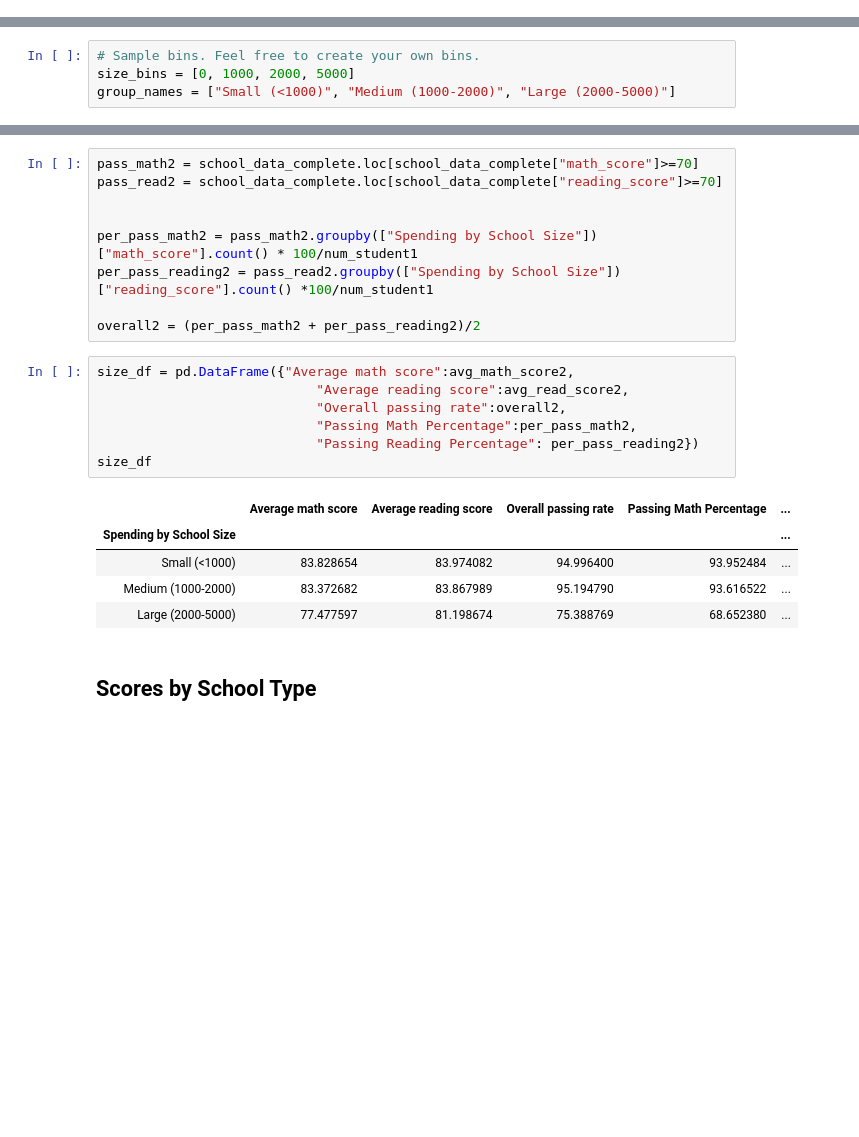
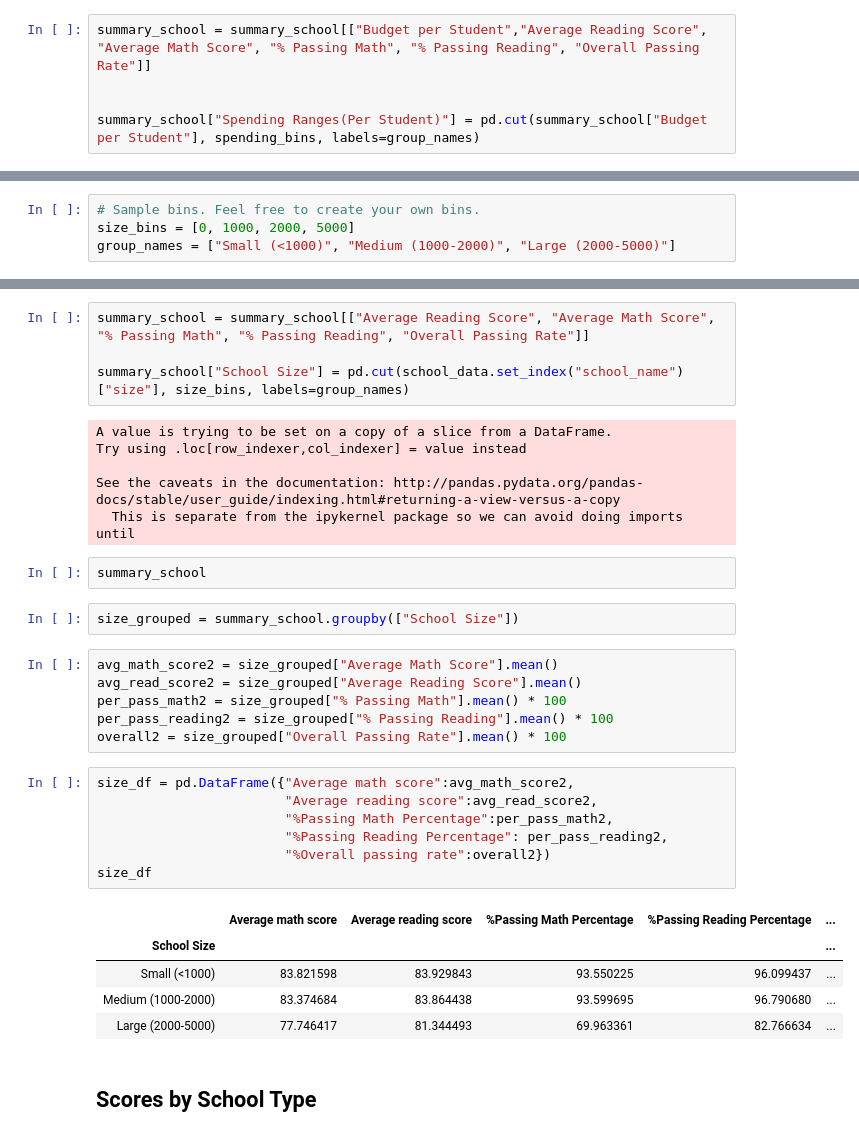
Before and after one commit to shakespearbi/pandas-challenge, a Jupyter notebook: PyCitySchools/PyCitySchools_starter.ipynb, the cells around one changed output, grey strips where cells are left out. Cells and saved outputs as stored; diff of their text form; blank space fills up the shorter version.

```diff
--- a/PyCitySchools/PyCitySchools_starter.ipynb
+++ b/PyCitySchools/PyCitySchools_starter.ipynb
@@ -298,0 +297,5 @@ school_data_complete["Spending Ranges(Per Student)"] = pd.cut(school_data_comple
+# %%
+summary_school = summary_school[["Budget per Student","Average Reading Score", "Average Math Score", "% Passing Math", "% Passing Reading", "Overall Passing Rate"]]
+
+
+summary_school["Spending Ranges(Per Student)"] = pd.cut(summary_school["Budget per Student"], spending_bins, labels=group_names)
@@ -351,25 +357,36 @@ avg_read_score2 = size_grouped["reading_score"].mean()
-# %%
-pass_math2 = school_data_complete.loc[school_data_complete["math_score"]>=70]
-pass_read2 = school_data_complete.loc[school_data_complete["reading_score"]>=70]
-
-
-per_pass_math2 = pass_math2.groupby(["Spending by School Size"])["math_score"].count() * 100/num_student1
-per_pass_reading2 = pass_read2.groupby(["Spending by School Size"])["reading_score"].count() *100/num_student1
-
-overall2 = (per_pass_math2 + per_pass_reading2)/2
+# %%
+summary_school = summary_school[["Average Reading Score", "Average Math Score", "% Passing Math", "% Passing Reading", "Overall Passing Rate"]]
+
+summary_school["School Size"] = pd.cut(school_data.set_index("school_name")["size"], size_bins, labels=group_names)
+# %% [output]
+A value is trying to be set on a copy of a slice from a DataFrame.
+Try using .loc[row_indexer,col_indexer] = value instead
+
+See the caveats in the documentation: http://pandas.pydata.org/pandas-docs/stable/user_guide/indexing.html#returning-a-view-versus-a-copy
+  This is separate from the ipykernel package so we can avoid doing imports until
+# %%
+summary_school
+# %%
+size_grouped = summary_school.groupby(["School Size"])
+# %%
+avg_math_score2 = size_grouped["Average Math Score"].mean()
+avg_read_score2 = size_grouped["Average Reading Score"].mean()
+per_pass_math2 = size_grouped["% Passing Math"].mean() * 100
+per_pass_reading2 = size_grouped["% Passing Reading"].mean() * 100
+overall2 = size_grouped["Overall Passing Rate"].mean() * 100
 # %%
 size_df = pd.DataFrame({"Average math score":avg_math_score2,
-                            "Average reading score":avg_read_score2,
-                            "Overall passing rate":overall2,
-                            "Passing Math Percentage":per_pass_math2,
-                            "Passing Reading Percentage": per_pass_reading2})
+                        "Average reading score":avg_read_score2,
+                        "%Passing Math Percentage":per_pass_math2,
+                        "%Passing Reading Percentage": per_pass_reading2,
+                        "%Overall passing rate":overall2})
 size_df
 # %% [output]
-|  | Average math score | Average reading score | Overall passing rate | Passing Math Percentage | ... |
-| Spending by School Size |  |  |  |  | ... |
-| Small (<1000) | 83.828654 | 83.974082 | 94.996400 | 93.952484 | ... |
-| Medium (1000-2000) | 83.372682 | 83.867989 | 95.194790 | 93.616522 | ... |
-| Large (2000-5000) | 77.477597 | 81.198674 | 75.388769 | 68.652380 | ... |
+|  | Average math score | Average reading score | %Passing Math Percentage | %Passing Reading Percentage | ... |
+| School Size |  |  |  |  | ... |
+| Small (<1000) | 83.821598 | 83.929843 | 93.550225 | 96.099437 | ... |
+| Medium (1000-2000) | 83.374684 | 83.864438 | 93.599695 | 96.790680 | ... |
+| Large (2000-5000) | 77.746417 | 81.344493 | 69.963361 | 82.766634 | ... |
 # %% [markdown]
 ## Scores by School Type
 # %% [markdown]
```
Also changed, not shown: parts of 24 cells of this notebook, 3 other files.
